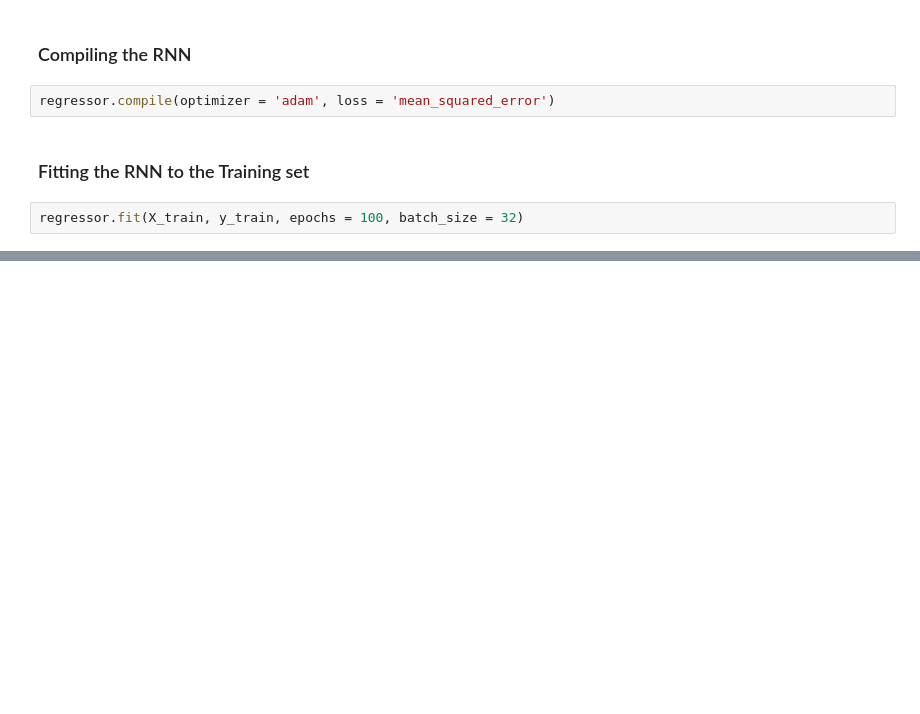
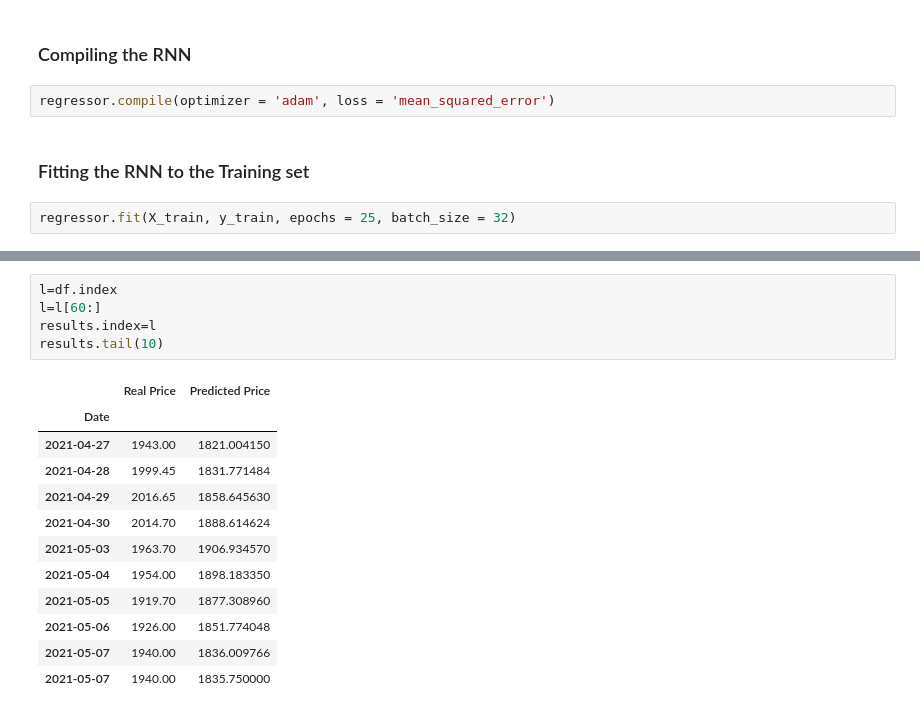
Before and after one commit to ariesiitr/BSE-Serverless-Predictor, a Jupyter notebook: main.ipynb, the cells around one changed output, grey strips where cells are left out. Drawn from its saved outputs; the diff is of its cells as text; blank space fills up the shorter version.

```diff
--- a/main.ipynb
+++ b/main.ipynb
@@ -225,5 +200,5 @@ regressor.compile(optimizer = 'adam', loss = 'mean_squared_error')
 # %% [markdown]
 ### Fitting the RNN to the Training set
 # %%
-regressor.fit(X_train, y_train, epochs = 100, batch_size = 32)
+regressor.fit(X_train, y_train, epochs = 25, batch_size = 32)
 # %% [output]
@@ -281,0 +239,18 @@ TypeError: _reshape_dispatcher() missing 1 required positional argument: 'newsha
+# %%
+l=df.index
+l=l[60:]
+results.index=l
+results.tail(10)
+# %% [output]
+|  | Real Price | Predicted Price |
+| Date |  |  |
+| 2021-04-27 | 1943.00 | 1821.004150 |
+| 2021-04-28 | 1999.45 | 1831.771484 |
+| 2021-04-29 | 2016.65 | 1858.645630 |
+| 2021-04-30 | 2014.70 | 1888.614624 |
+| 2021-05-03 | 1963.70 | 1906.934570 |
+| 2021-05-04 | 1954.00 | 1898.183350 |
+| 2021-05-05 | 1919.70 | 1877.308960 |
+| 2021-05-06 | 1926.00 | 1851.774048 |
+| 2021-05-07 | 1940.00 | 1836.009766 |
+| 2021-05-07 | 1940.00 | 1835.750000 |
```
Also changed, not shown: parts of 25 cells of this notebook, 1 other file.
